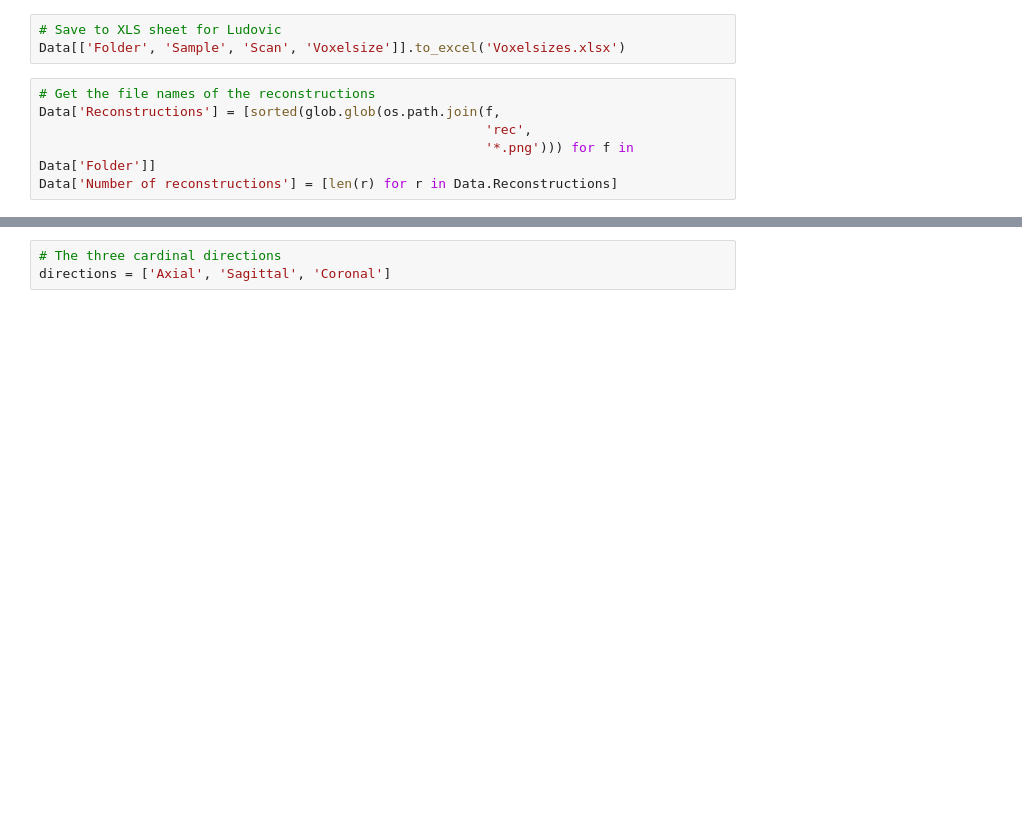
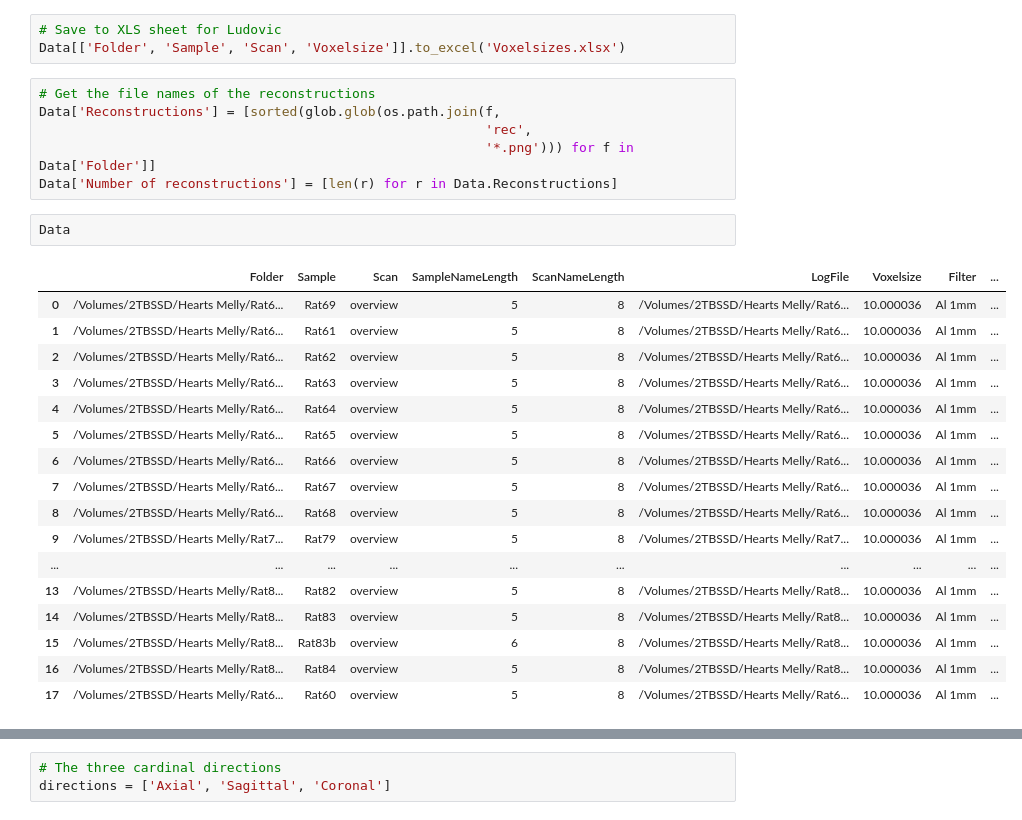
Before and after one commit to habi/heart-neoangiogenesis, a Jupyter notebook: Scan-Preview.ipynb, the cells around one changed output, grey strips where cells are left out. Saved outputs shown, nothing was run; the diff lists cells and outputs as text; blank space fills up the shorter version.

```diff
--- a/Scan-Preview.ipynb
+++ b/Scan-Preview.ipynb
@@ -208,6 +212,26 @@ Data['Reconstructions'] = [sorted(glob.glob(os.path.join(f,
                                                          'rec',
                                                          '*.png'))) for f in Data['Folder']]
 Data['Number of reconstructions'] = [len(r) for r in Data.Reconstructions]
+# %%
+Data
+# %% [output]
+|  | Folder | Sample | Scan | SampleNameLength | ScanNameLength | LogFile | Voxelsize | Filter | ... |
+| 0 | /Volumes/2TBSSD/Hearts Melly/Rat6... | Rat69 | overview | 5 | 8 | /Volumes/2TBSSD/Hearts Melly/Rat6... | 10.000036 | Al 1mm | ... |
+| 1 | /Volumes/2TBSSD/Hearts Melly/Rat6... | Rat61 | overview | 5 | 8 | /Volumes/2TBSSD/Hearts Melly/Rat6... | 10.000036 | Al 1mm | ... |
+| 2 | /Volumes/2TBSSD/Hearts Melly/Rat6... | Rat62 | overview | 5 | 8 | /Volumes/2TBSSD/Hearts Melly/Rat6... | 10.000036 | Al 1mm | ... |
+| 3 | /Volumes/2TBSSD/Hearts Melly/Rat6... | Rat63 | overview | 5 | 8 | /Volumes/2TBSSD/Hearts Melly/Rat6... | 10.000036 | Al 1mm | ... |
+| 4 | /Volumes/2TBSSD/Hearts Melly/Rat6... | Rat64 | overview | 5 | 8 | /Volumes/2TBSSD/Hearts Melly/Rat6... | 10.000036 | Al 1mm | ... |
+| 5 | /Volumes/2TBSSD/Hearts Melly/Rat6... | Rat65 | overview | 5 | 8 | /Volumes/2TBSSD/Hearts Melly/Rat6... | 10.000036 | Al 1mm | ... |
+| 6 | /Volumes/2TBSSD/Hearts Melly/Rat6... | Rat66 | overview | 5 | 8 | /Volumes/2TBSSD/Hearts Melly/Rat6... | 10.000036 | Al 1mm | ... |
+| 7 | /Volumes/2TBSSD/Hearts Melly/Rat6... | Rat67 | overview | 5 | 8 | /Volumes/2TBSSD/Hearts Melly/Rat6... | 10.000036 | Al 1mm | ... |
+| 8 | /Volumes/2TBSSD/Hearts Melly/Rat6... | Rat68 | overview | 5 | 8 | /Volumes/2TBSSD/Hearts Melly/Rat6... | 10.000036 | Al 1mm | ... |
+| 9 | /Volumes/2TBSSD/Hearts Melly/Rat7... | Rat79 | overview | 5 | 8 | /Volumes/2TBSSD/Hearts Melly/Rat7... | 10.000036 | Al 1mm | ... |
+| ... | ... | ... | ... | ... | ... | ... | ... | ... | ... |
+| 13 | /Volumes/2TBSSD/Hearts Melly/Rat8... | Rat82 | overview | 5 | 8 | /Volumes/2TBSSD/Hearts Melly/Rat8... | 10.000036 | Al 1mm | ... |
+| 14 | /Volumes/2TBSSD/Hearts Melly/Rat8... | Rat83 | overview | 5 | 8 | /Volumes/2TBSSD/Hearts Melly/Rat8... | 10.000036 | Al 1mm | ... |
+| 15 | /Volumes/2TBSSD/Hearts Melly/Rat8... | Rat83b | overview | 6 | 8 | /Volumes/2TBSSD/Hearts Melly/Rat8... | 10.000036 | Al 1mm | ... |
+| 16 | /Volumes/2TBSSD/Hearts Melly/Rat8... | Rat84 | overview | 5 | 8 | /Volumes/2TBSSD/Hearts Melly/Rat8... | 10.000036 | Al 1mm | ... |
+| 17 | /Volumes/2TBSSD/Hearts Melly/Rat6... | Rat60 | overview | 5 | 8 | /Volumes/2TBSSD/Hearts Melly/Rat6... | 10.000036 | Al 1mm | ... |
 # %%
 # Drop samples which have not been reconstructed yet
 # Based on https://stackoverflow.com/a/13851602
```
Also changed, not shown: parts of 11 cells of this notebook.
